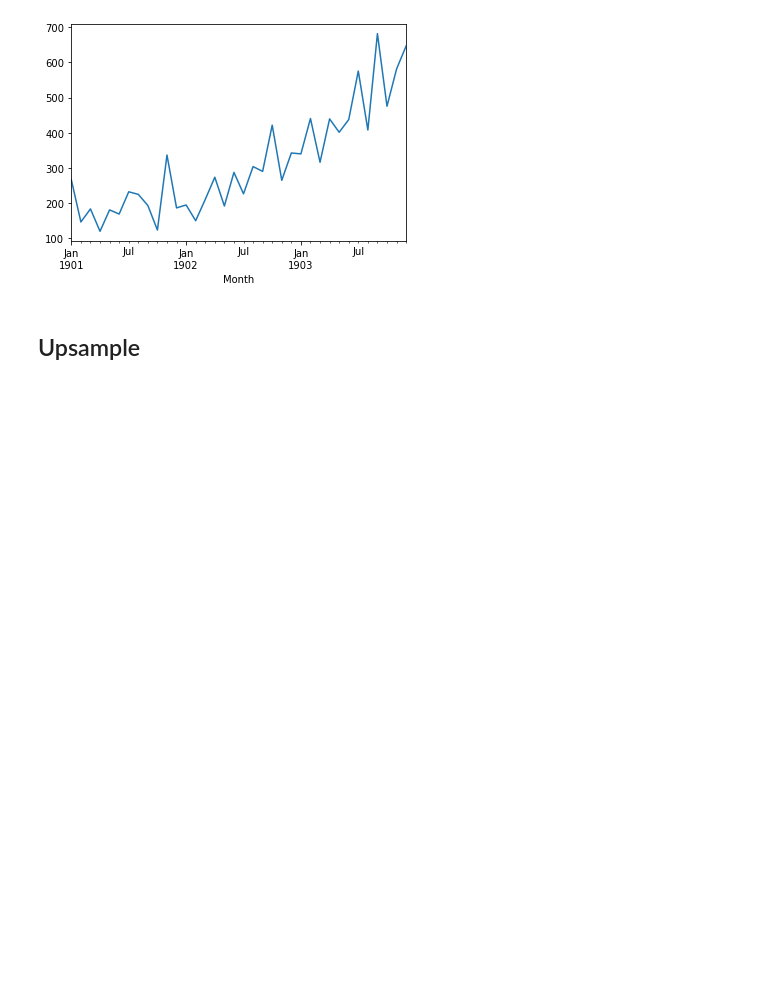
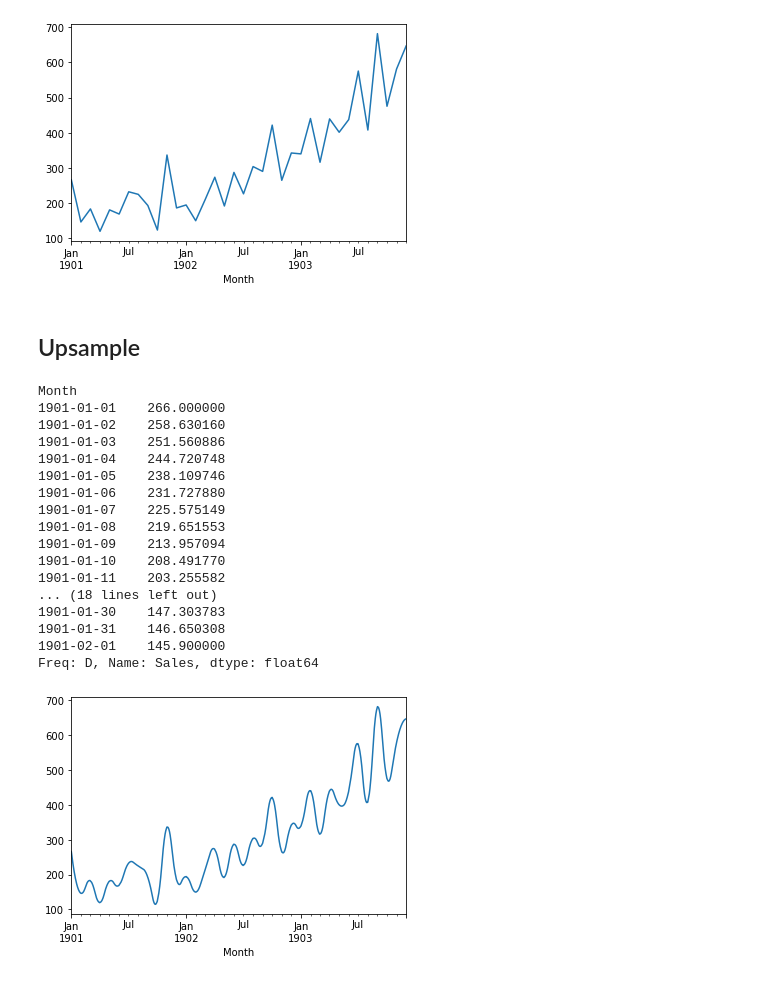
Before and after one commit to AstroiLL/Brownlee, a Jupyter notebook: resample-interpolate.ipynb, the cells around one changed output. Saved outputs shown, nothing was run; the diff lists cells and outputs as text; code cells hidden in the pictures; blank space fills up the shorter version.

```diff
--- a/resample-interpolate.ipynb
+++ b/resample-interpolate.ipynb
@@ -24,13 +24,28 @@ Name: Sales, dtype: float64
 [figure]
 # %% [markdown]
 ## Upsample
-# %%
-from pandas import read_csv
-from pandas import datetime
-
-def parser(x):
-	return datetime.strptime('190'+x, '%Y-%m')
-
-series = read_csv('shampoo-sales.csv', header=0, parse_dates=[0], index_col=0, squeeze=True, date_parser=parser)
-upsampled = series.resample('D')
-print(upsampled.head(32))
+# %%
+upsampled = series.resample('D')
+interpolated = upsampled.interpolate(method='spline', order=2)
+print(interpolated.head(32))
+interpolated.plot()
+pyplot.show()
+# %% [output]
+Month
+1901-01-01    266.000000
+1901-01-02    258.630160
+1901-01-03    251.560886
+1901-01-04    244.720748
+1901-01-05    238.109746
+1901-01-06    231.727880
+1901-01-07    225.575149
+1901-01-08    219.651553
+1901-01-09    213.957094
+1901-01-10    208.491770
+1901-01-11    203.255582
+... (18 lines left out)
+1901-01-30    147.303783
+1901-01-31    146.650308
+1901-02-01    145.900000
+Freq: D, Name: Sales, dtype: float64
+[figure, added]
```
Also changed, not shown: parts of 3 cells of this notebook.
